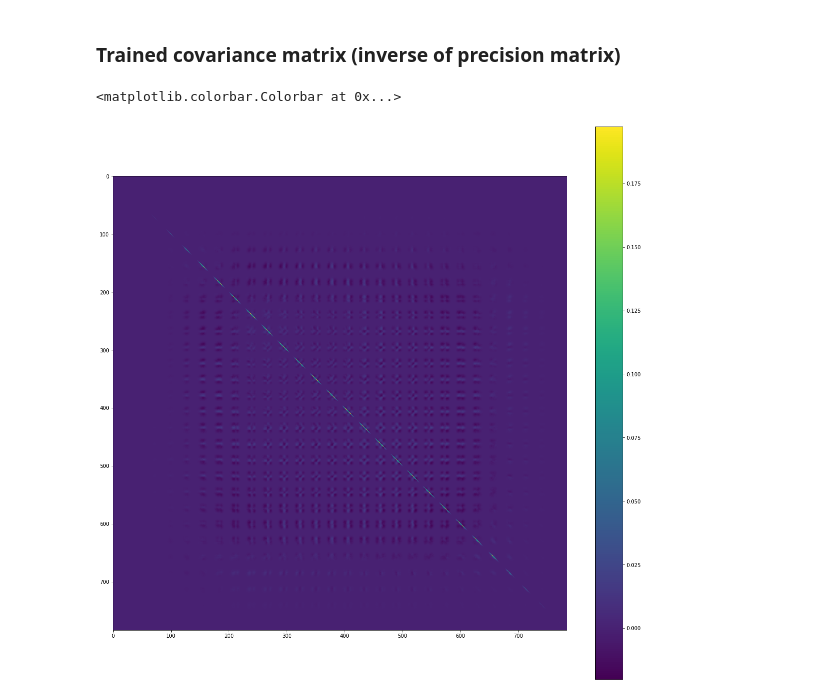
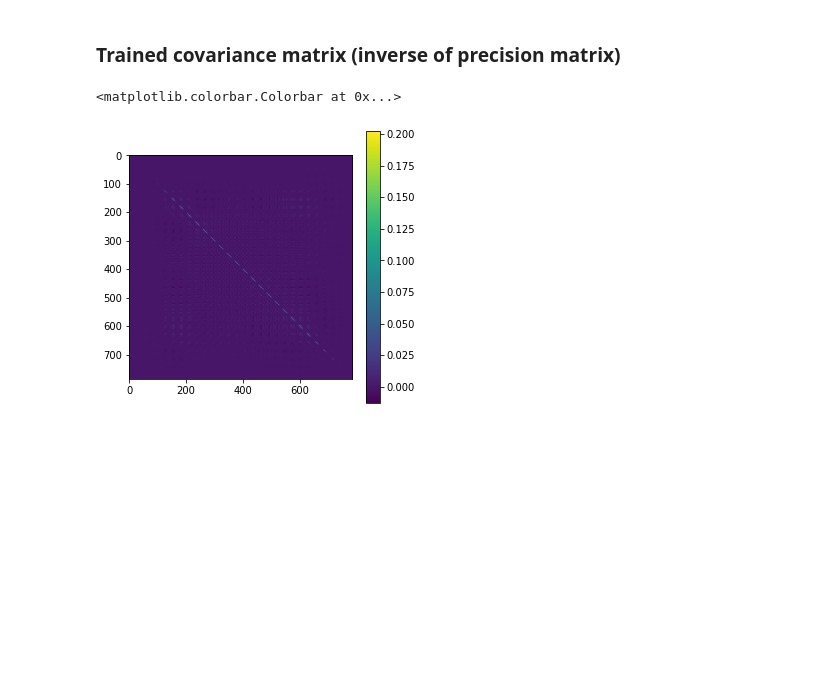
Before and after one commit to TobiasNorlund/learning-feature-representations, a Jupyter notebook: src/exercise1/Exercise 1 - NCE without masking.ipynb, the cells around one changed output. Cells and saved outputs as stored; diff of their text form; code cells hidden in the pictures; blank space fills up the shorter version.

```diff
--- a/src/exercise1/Exercise 1 - NCE without masking.ipynb
+++ b/src/exercise1/Exercise 1 - NCE without masking.ipynb
@@ -84,9 +84,9 @@ plt.colorbar()
 # %% [markdown]
 ### Trained covariance matrix (inverse of precision matrix)
 # %%
-plt.figure(figsize = (20,20))
-plt.imshow(np.linalg.inv(precision_matrix))
+plt.figure(figsize = (5,5))
+plt.imshow(np.linalg.inv(eig_vecs @ np.diag(eig_vals) @ eig_vecs.T))
 plt.colorbar()
 # %% [output]
 <matplotlib.colorbar.Colorbar at 0x...>
-[figure, old version]
+[figure, new version]
```
Also changed, not shown: parts of 2 cells of this notebook, 3 other files.
